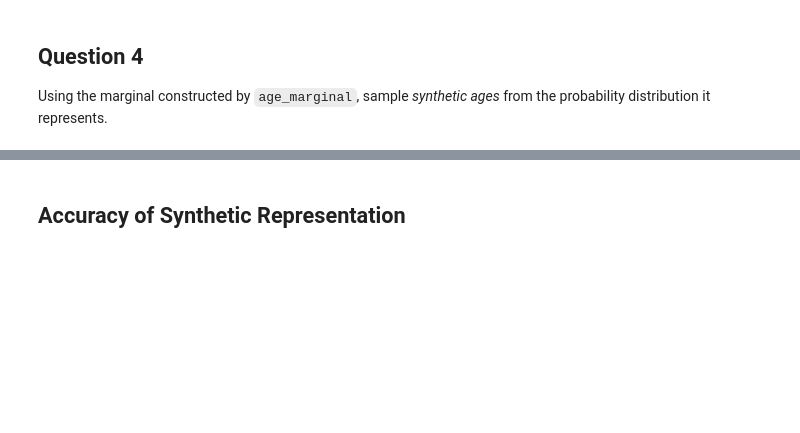
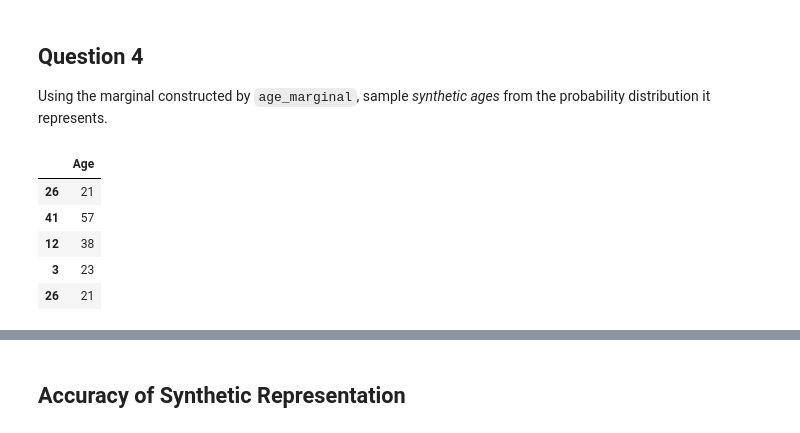
Before and after one commit to Kyk0/coursework-data-privacy, a Jupyter notebook: exercises/CS3110_Ex_11-10-25.ipynb, the cells around one changed output, grey strips where cells are left out. Cells and saved outputs as stored; diff of their text form; code cells hidden in the pictures; blank space fills up the shorter version.

```diff
--- a/exercises/CS3110_Ex_11-10-25.ipynb
+++ b/exercises/CS3110_Ex_11-10-25.ipynb
@@ -116,12 +140,18 @@ marginal
 Using the marginal constructed by `age_marginal`, sample *synthetic ages* from the probability distribution it represents.
 # %%
 def gen_samples(n, marginal):
-    # YOUR CODE HERE
-    raise NotImplementedError()
+    return marginal.sample(n=n, replace=True, weights='probability')
 
 marginal = age_marginal(1.0)
 syn_data = pd.DataFrame(gen_samples(5, marginal), columns=['Age'])
 syn_data
+# %% [output]
+|  | Age |
+| 26 | 21 |
+| 41 | 57 |
+| 12 | 38 |
+| 3 | 23 |
+| 26 | 21 |
 # %%
 syn_data = pd.DataFrame(gen_samples(len(adult), marginal), columns=['Age'])
 syn_data.hist(bins=100)
```
Also changed, not shown: parts of 9 cells of this notebook.
